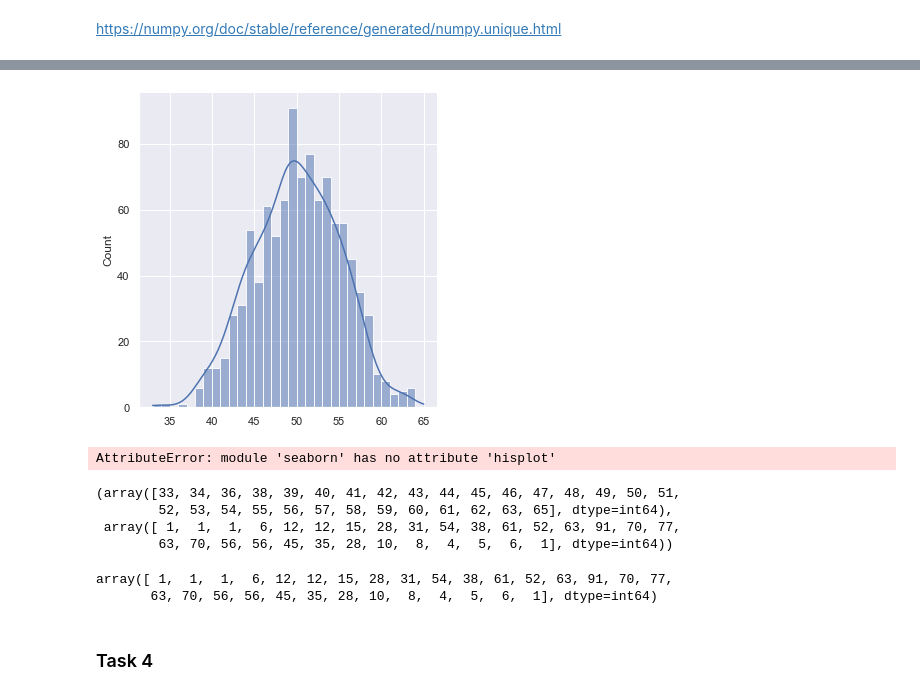
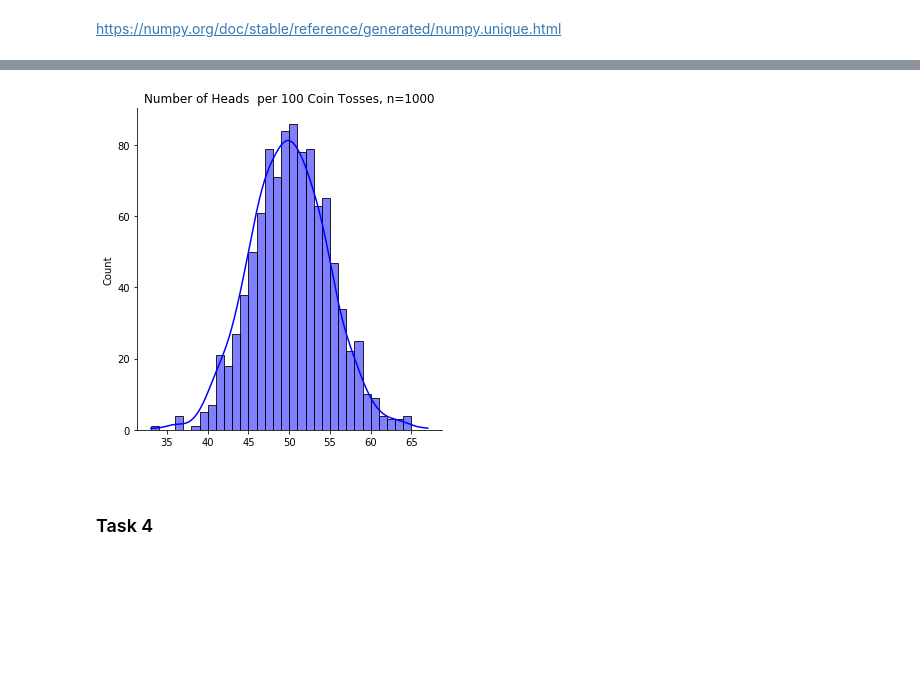
Before and after one commit to ComeOnTaBlazes/FoDA-Tasks, a Jupyter notebook: Dat Analysis Assessment.ipynb, the cells around one changed output, grey strips where cells are left out. Saved outputs shown, nothing was run; the diff lists cells and outputs as text; code cells hidden in the pictures; blank space fills up the shorter version.

```diff
--- a/Dat Analysis Assessment.ipynb
+++ b/Dat Analysis Assessment.ipynb
@@ -157,6 +169,5 @@ Simulating a coin-flip with numpy.random.binomial to 100  and then 1,000 times a
 # %%
 import matplotlib.pyplot as plt
 import seaborn as sns
-sns.set()
 # %%
 coinres = rng.binomial(100,.50, size = 1000)
@@ -200,8 +211,5 @@ print(occs)
 # %%
-ax = sns.displot(coinres, kde = True,bins = range(33, 65), color = 'b')
+ax = sns.displot(coinres, kde = True,bins = range(33, 66), color = 'b')
+plt.title('Number of Heads  per 100 Coin Tosses, n=1000');
 # %% [output]
-[figure, old version]
+[figure, new version]
-# %%
-ax = sns.hisplot(coinres, kde = True,bins = num, color = 'b')
-# %% [output]
-AttributeError: module 'seaborn' has no attribute 'hisplot'
@@ -210,14 +216,4 @@ x = np.unique(coinres, return_counts=True)
-# %%
-x
-# %% [output]
-(array([33, 34, 36, 38, 39, 40, 41, 42, 43, 44, 45, 46, 47, 48, 49, 50, 51,
-        52, 53, 54, 55, 56, 57, 58, 59, 60, 61, 62, 63, 65], dtype=int64),
- array([ 1,  1,  1,  6, 12, 12, 15, 28, 31, 54, 38, 61, 52, 63, 91, 70, 77,
-        63, 70, 56, 56, 45, 35, 28, 10,  8,  4,  5,  6,  1], dtype=int64))
-# %%
-counts
-# %% [output]
-array([ 1,  1,  1,  6, 12, 12, 15, 28, 31, 54, 38, 61, 52, 63, 91, 70, 77,
-       63, 70, 56, 56, 45, 35, 28, 10,  8,  4,  5,  6,  1], dtype=int64)
+# %% [markdown]
+<b>
 # %% [markdown]
 ### Task 4
```
Also changed, not shown: parts of 64 cells of this notebook, 2 other files.
